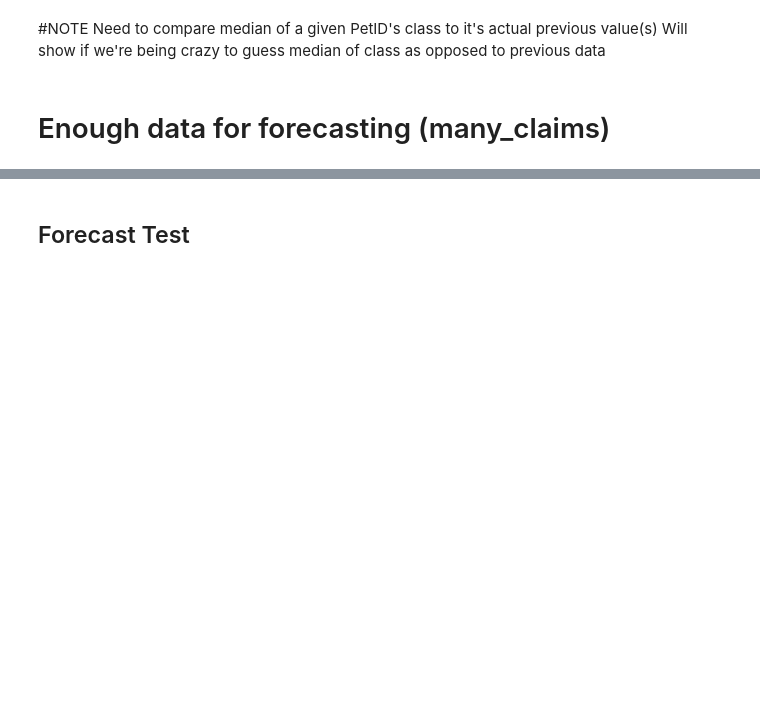
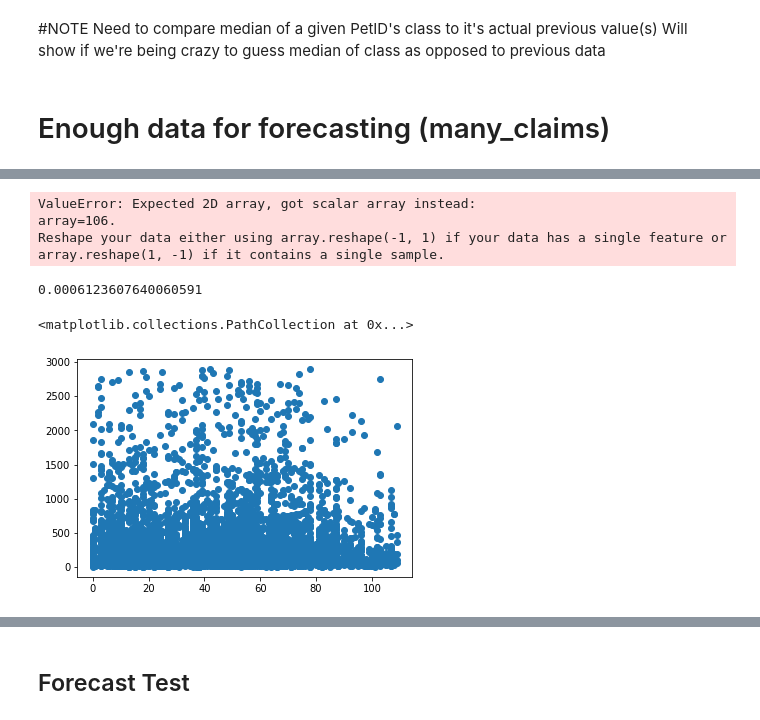
Before and after one commit to ConnorSprague/insurance-claim-forecast, a Jupyter notebook: Exploration_and_TimeSeries.ipynb, the cells around one changed output, grey strips where cells are left out. Cells and saved outputs as stored; diff of their text form; code cells hidden in the pictures; blank space fills up the shorter version.

```diff
--- a/Exploration_and_TimeSeries.ipynb
+++ b/Exploration_and_TimeSeries.ipynb
@@ -293,11 +286,0 @@ many_claims_df
-# %%
-import datetime
-
-today = datetime.datetime.now()
-#today = today.strftime("%Y-%m-%d")
-result = today-X
-
-
-many_claims_df['ClaimDate'] = pd.to_datetime(many_claims_df['ClaimDate'])
-many_claims_df['date_delta'] = (many_claims_df['ClaimDate'] - many_claims_df['ClaimDate'].min())  / np.timedelta64(1,'D')
-many_claims_df
@@ -336,0 +292,26 @@ array([374.06044288, 374.03061447, 366.21557074, ..., 377.37139652,
+# %%
+def make_train_set(df):
+    df = df.dropna()
+    #create separate df for training
+    clean_df = pd.DataFrame()
+    clean_df['PetId'] = df['PetId'].astype(np.int64)
+
+    #Encode ClaimDate
+    df['ClaimDate'] = pd.to_datetime(df['ClaimDate'])
+    clean_df['ClaimDate_delta'] = (df['ClaimDate'] - df['ClaimDate'].min())  / np.timedelta64(1,'M')
+
+    #Encode Enroll Date
+    df['EnrollDate'] = pd.to_datetime(df['EnrollDate'])
+    clean_df['EnrollDate_delta'] = (df['EnrollDate'] - df['EnrollDate'].min())  / np.timedelta64(1,'M')
+
+    #Clean up dtypes
+    clean_df['EnrollDate_delta'] = clean_df['EnrollDate_delta'].astype(np.int64)
+    clean_df['ClaimDate_delta'] = clean_df['ClaimDate_delta'].astype(np.int64)
+    clean_df['ClaimAmount'] = df['ClaimAmount'].astype(np.int64)
+
+    #Encode categories
+    clean_df = pd.concat([clean_df, pd.get_dummies(df['Species'])],axis=1)
+    clean_df = pd.concat([clean_df, pd.get_dummies(df['Breed'])],axis=1)
+    clean_df = pd.concat([clean_df, pd.get_dummies(df['AgeAtEnroll'])],axis=1)
+
+    return(clean_df)
@@ -336,0 +329,5 @@ array([374.06044288, 374.03061447, 366.21557074, ..., 377.37139652,
+# %%
+clean_df = make_train_set(master_df)
+clean_df.to_csv('master_clean_data.csv')
+
+many_clean_df = make_train_set(many_claims_df)
@@ -336,0 +354,26 @@ array([374.06044288, 374.03061447, 366.21557074, ..., 377.37139652,
+# %%
+petids = many_clean_df['PetId'].unique()
+pet_pred = {}
+july = 106
+for pet in petids:
+    holder = many_clean_df.query('PetId == {}'.format(pet))
+    holder.sort_values(by='ClaimDate_delta')
+    y = holder.ClaimAmount.values
+    X = holder.ClaimDate_delta.values.reshape(-1,1)
+
+    reg = sk.linear_model.LinearRegression().fit(X,y)
+    pet_pred[pet]=reg.predict(july)
+
+    fig=plt.figure(figsize=(25,5))
+    ax=fig.add_axes([0,0,1,1])
+    ax.scatter(holder.ClaimDate_delta, test.ClaimAmount, color='r')
+
+    plt.show()
+
+    count+=1
+    if count ==10:
+        break
+# %% [output]
+ValueError: Expected 2D array, got scalar array instead:
+array=106.
+Reshape your data either using array.reshape(-1, 1) if your data has a single feature or array.reshape(1, -1) if it contains a single sample.
@@ -336,0 +394,9 @@ array([374.06044288, 374.03061447, 366.21557074, ..., 377.37139652,
+# %%
+lm.score(X,y)
+# %% [output]
+0.0006123607640060591
+# %%
+plt.scatter(many_clean_df['EnrollDate_delta'],many_clean_df['ClaimAmount'])
+# %% [output]
+<matplotlib.collections.PathCollection at 0x...>
+[figure, added]
```
Also changed, not shown: parts of 15 cells of this notebook, 2 other files.
